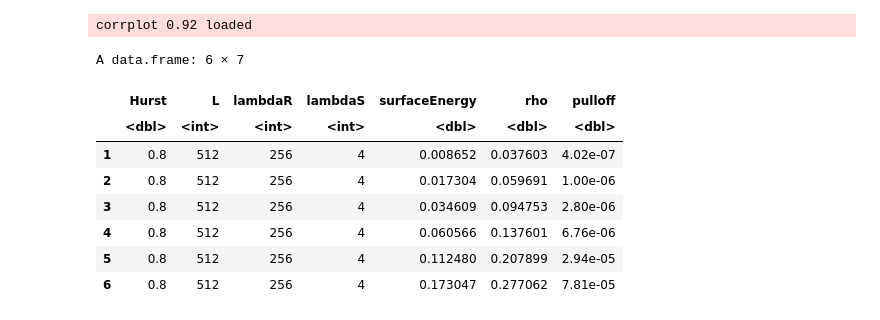
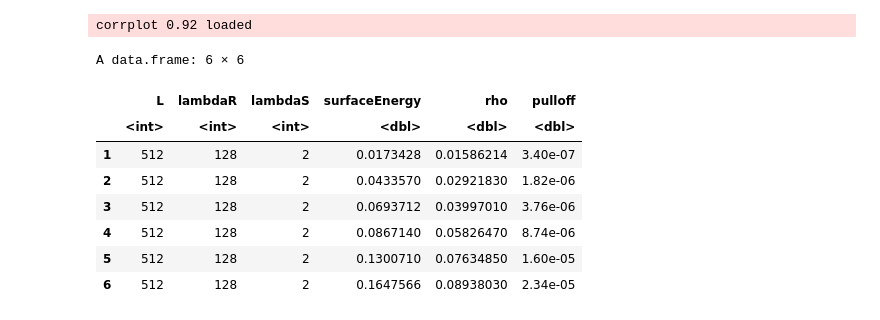
Before and after one commit to Marc-Honecker/CSMP-Project, a Jupyter notebook: src/model/RoughContact/R_RoughContact.ipynb, the cells around one changed output. Saved outputs shown, nothing was run; the diff lists cells and outputs as text; code cells hidden in the pictures.

```diff
--- a/src/model/RoughContact/R_RoughContact.ipynb
+++ b/src/model/RoughContact/R_RoughContact.ipynb
@@ -8,19 +8,19 @@ library(tree)
 # %% [output]
 corrplot 0.92 loaded
 # %%
-roughContact <- read.csv('../../../data/RoughContact/pulloff4AIlabelled.csv', header = TRUE,  sep = ',')
+roughContact <- read.csv('../../../data/RoughContact/newPulloffJan28th.csv', header = TRUE,  sep = ';')[, -1]
 
 head(roughContact)
 # %% [output]
-A data.frame: 6 × 7
+A data.frame: 6 × 6
-|  | Hurst | L | lambdaR | lambdaS | surfaceEnergy | rho | pulloff |
-|  | <dbl> | <int> | <int> | <int> | <dbl> | <dbl> | <dbl> |
-| 1 | 0.8 | 512 | 256 | 4 | 0.008652 | 0.037603 | 4.02e-07 |
-| 2 | 0.8 | 512 | 256 | 4 | 0.017304 | 0.059691 | 1.00e-06 |
-| 3 | 0.8 | 512 | 256 | 4 | 0.034609 | 0.094753 | 2.80e-06 |
-| 4 | 0.8 | 512 | 256 | 4 | 0.060566 | 0.137601 | 6.76e-06 |
-| 5 | 0.8 | 512 | 256 | 4 | 0.112480 | 0.207899 | 2.94e-05 |
-| 6 | 0.8 | 512 | 256 | 4 | 0.173047 | 0.277062 | 7.81e-05 |
+|  | L | lambdaR | lambdaS | surfaceEnergy | rho | pulloff |
+|  | <int> | <int> | <int> | <dbl> | <dbl> | <dbl> |
+| 1 | 512 | 128 | 2 | 0.0173428 | 0.01586214 | 3.40e-07 |
+| 2 | 512 | 128 | 2 | 0.0433570 | 0.02921830 | 1.82e-06 |
+| 3 | 512 | 128 | 2 | 0.0693712 | 0.03997010 | 3.76e-06 |
+| 4 | 512 | 128 | 2 | 0.0867140 | 0.05826470 | 8.74e-06 |
+| 5 | 512 | 128 | 2 | 0.1300710 | 0.07634850 | 1.60e-05 |
+| 6 | 512 | 128 | 2 | 0.1647566 | 0.08938030 | 2.34e-05 |
 # %%
 pairs(~ L + lambdaR + lambdaS + surfaceEnergy + rho + pulloff, data = roughContact, col = 'blue')
 # %% [output]
```
Also changed, not shown: parts of 10 cells of this notebook, 10 other files.
